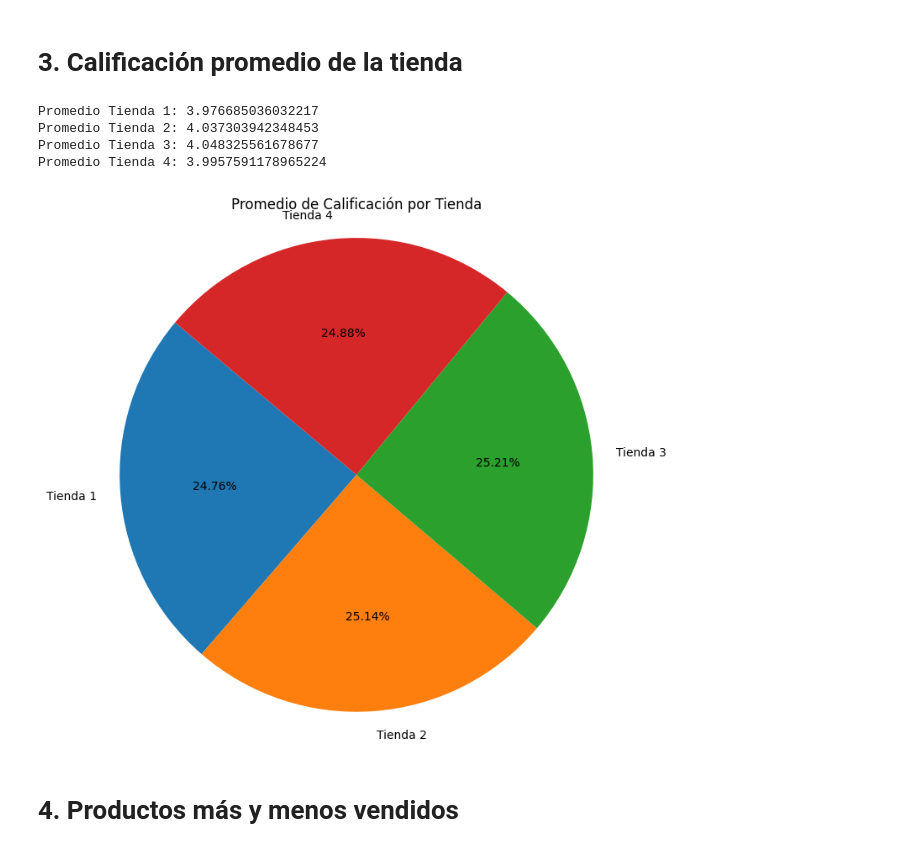
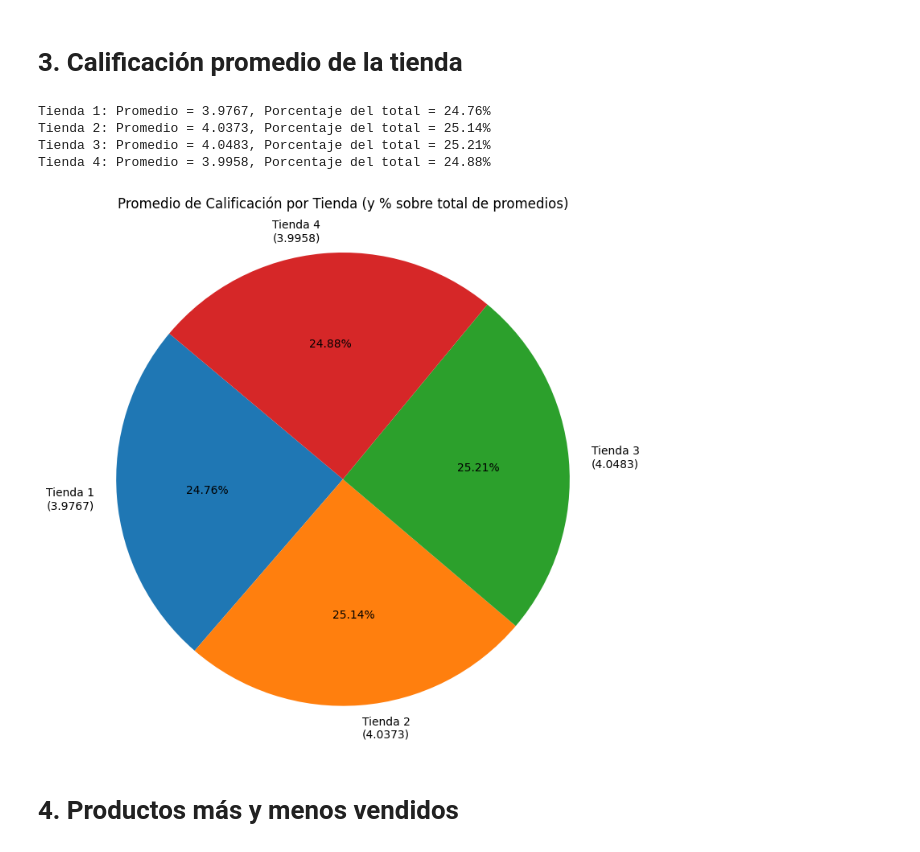
Before and after one commit to jkmolina30/Data_Science-Challenge_Alura_Store, a Jupyter notebook: AluraStoreLatam.ipynb, the cells around one changed output. Cells and saved outputs as stored; diff of their text form; code cells hidden in the pictures.

```diff
--- a/AluraStoreLatam.ipynb
+++ b/AluraStoreLatam.ipynb
@@ -316,35 +107,55 @@ Tabla Ordenada
 # %% [markdown]
 # 3. Calificación promedio de la tienda
-# %%
-# Ingreso total por tienda
-promedio_tienda_1 = tienda['Calificación'].mean()
-promedio_tienda_2 = tienda2['Calificación'].mean()
-promedio_tienda_3 = tienda3['Calificación'].mean()
-promedio_tienda_4 = tienda4['Calificación'].mean()
-
-# Mostramos los resultados
-print(f'Promedio Tienda 1: {promedio_tienda_1}')
-print(f'Promedio Tienda 2: {promedio_tienda_2}')
-print(f'Promedio Tienda 3: {promedio_tienda_3}')
-print(f'Promedio Tienda 4: {promedio_tienda_4}')
-# %% [output]
-Promedio Tienda 1: 3.976685036032217
-Promedio Tienda 2: 4.037303942348453
-Promedio Tienda 3: 4.048325561678677
-Promedio Tienda 4: 3.9957591178965224
+# %%
+# Calcular promedios
+promedio_tienda_1 = tienda['Calificación'].mean()
+promedio_tienda_2 = tienda2['Calificación'].mean()
+promedio_tienda_3 = tienda3['Calificación'].mean()
+promedio_tienda_4 = tienda4['Calificación'].mean()
+
+# Guardar en listas
+lista_tienda = ["Tienda 1", "Tienda 2", "Tienda 3", "Tienda 4"]
+lista_prome = [promedio_tienda_1, promedio_tienda_2, promedio_tienda_3, promedio_tienda_4]
+
+# Calcular el total para porcentajes
+total_promedios = sum(lista_prome)
+
+# Calcular el porcentaje respecto al total
+porcentajes = [(p / total_promedios) * 100 for p in lista_prome]
+
+# Imprimir resultados
+for tienda, promedio, porcentaje in zip(lista_tienda, lista_prome, porcentajes):
+    print(f"{tienda}: Promedio = {promedio:.4f}, Porcentaje del total = {porcentaje:.2f}%")
+# %% [output]
+Tienda 1: Promedio = 3.9767, Porcentaje del total = 24.76%
+Tienda 2: Promedio = 4.0373, Porcentaje del total = 25.14%
+Tienda 3: Promedio = 4.0483, Porcentaje del total = 25.21%
+Tienda 4: Promedio = 3.9958, Porcentaje del total = 24.88%
 # %%
-import matplotlib.pyplot as plt
+"""import matplotlib.pyplot as plt
 
 lista_tienda = ["Tienda 1", "Tienda 2", "Tienda 3", "Tienda 4"]
 lista_promedio = [promedio_tienda_1, promedio_tienda_2, promedio_tienda_3, promedio_tienda_4]
 
 plt.figure(figsize=(8, 8))
 plt.pie(lista_promedio, labels=lista_tienda, autopct='%1.2f%%', startangle=140)
 plt.title("Promedio de Calificación por Tienda")
 plt.axis('equal')  # Asegura que el gráfico sea circular
+plt.show()"""
+
+# Gráfico de pastel con valor + porcentaje
+plt.figure(figsize=(8, 8))
+plt.pie(
+    lista_prome,
+    labels=[f"{t}\n({p:.4f})" for t, p in zip(lista_tienda, lista_prome)],
+    autopct=lambda pct: f"{pct:.2f}%",
+    startangle=140
+)
+plt.title("Promedio de Calificación por Tienda (y % sobre total de promedios)\n")
+plt.axis('equal')
 plt.show()
 # %% [output]
-[figure, old version]
+[figure, new version]
 # %% [markdown]
 # 4. Productos más y menos vendidos
 # %%
```
Also changed, not shown: parts of 12 cells of this notebook.
